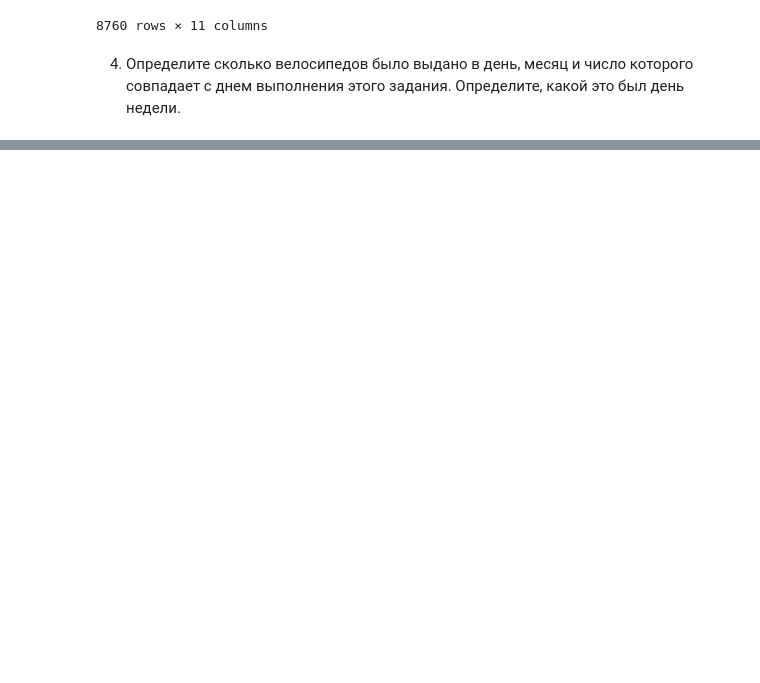
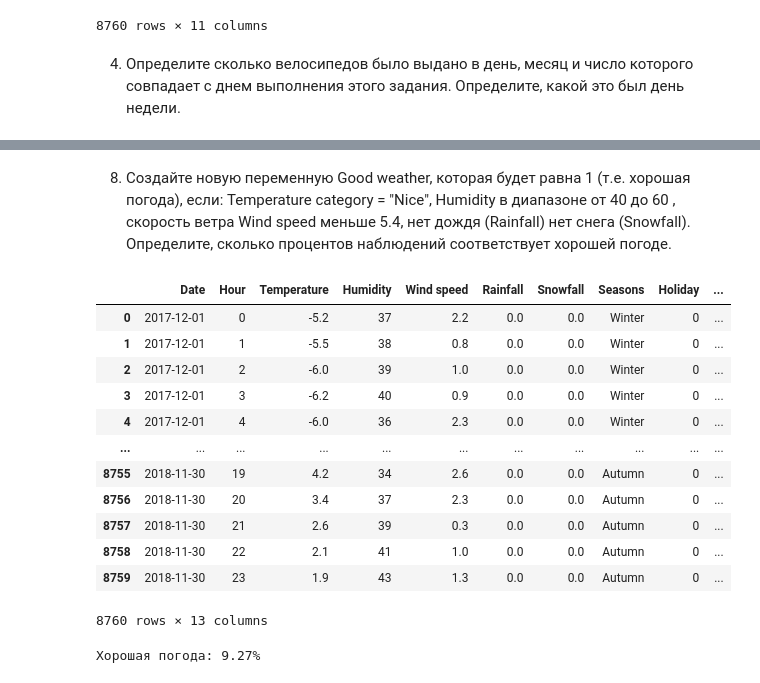
Before and after one commit to Garapace/SMIP, a Jupyter notebook: lab2/main.ipynb, the cells around one changed output, grey strips where cells are left out. Drawn from its saved outputs; the diff is of its cells as text; code cells hidden in the pictures; blank space fills up the shorter version.

```diff
--- a/lab2/main.ipynb
+++ b/lab2/main.ipynb
@@ -106,0 +210,23 @@ SyntaxError: invalid syntax. Perhaps you forgot a comma? (3379772311.py, line 17
+# %% [markdown]
+8) Создайте новую переменную Good weather, которая будет равна 1 (т.е. хорошая погода), если: Temperature category = "Nice", Humidity в диапазоне от 40 до 60 , скорость ветра Wind speed меньше 5.4, нет дождя (Rainfall) нет снега (Snowfall). Определите, сколько процентов наблюдений соответствует хорошей погоде.
+# %%
+dataframe['Good weather'] = dataframe.apply(lambda x: 1 if (x['Temperature Category'] == 'Nice') & (x['Humidity'] >= 40) & (x['Humidity'] <= 60) & (x['Wind speed'] < 5.4) & (x['Rainfall'] == 0.0) & (x['Snowfall'] == 0.0) else 0, axis=1)
+
+good_weather_percent = (dataframe[dataframe['Good weather'] == 1].shape[0] / dataframe.shape[0]) * 100
+display(dataframe)
+print(f"Хорошая погода:\t{round(good_weather_percent, 2)}%")
+# %% [output]
+|  | Date | Hour | Temperature | Humidity | Wind speed | Rainfall | Snowfall | Seasons | Holiday | ... |
+| 0 | 2017-12-01 | 0 | -5.2 | 37 | 2.2 | 0.0 | 0.0 | Winter | 0 | ... |
+| 1 | 2017-12-01 | 1 | -5.5 | 38 | 0.8 | 0.0 | 0.0 | Winter | 0 | ... |
+| 2 | 2017-12-01 | 2 | -6.0 | 39 | 1.0 | 0.0 | 0.0 | Winter | 0 | ... |
+| 3 | 2017-12-01 | 3 | -6.2 | 40 | 0.9 | 0.0 | 0.0 | Winter | 0 | ... |
+| 4 | 2017-12-01 | 4 | -6.0 | 36 | 2.3 | 0.0 | 0.0 | Winter | 0 | ... |
+| ... | ... | ... | ... | ... | ... | ... | ... | ... | ... | ... |
+| 8755 | 2018-11-30 | 19 | 4.2 | 34 | 2.6 | 0.0 | 0.0 | Autumn | 0 | ... |
+| 8756 | 2018-11-30 | 20 | 3.4 | 37 | 2.3 | 0.0 | 0.0 | Autumn | 0 | ... |
+| 8757 | 2018-11-30 | 21 | 2.6 | 39 | 0.3 | 0.0 | 0.0 | Autumn | 0 | ... |
+| 8758 | 2018-11-30 | 22 | 2.1 | 41 | 1.0 | 0.0 | 0.0 | Autumn | 0 | ... |
+| 8759 | 2018-11-30 | 23 | 1.9 | 43 | 1.3 | 0.0 | 0.0 | Autumn | 0 | ... |
+8760 rows × 13 columns
+Хорошая погода: 9.27%
```
Also changed, not shown: parts of 11 cells of this notebook.
